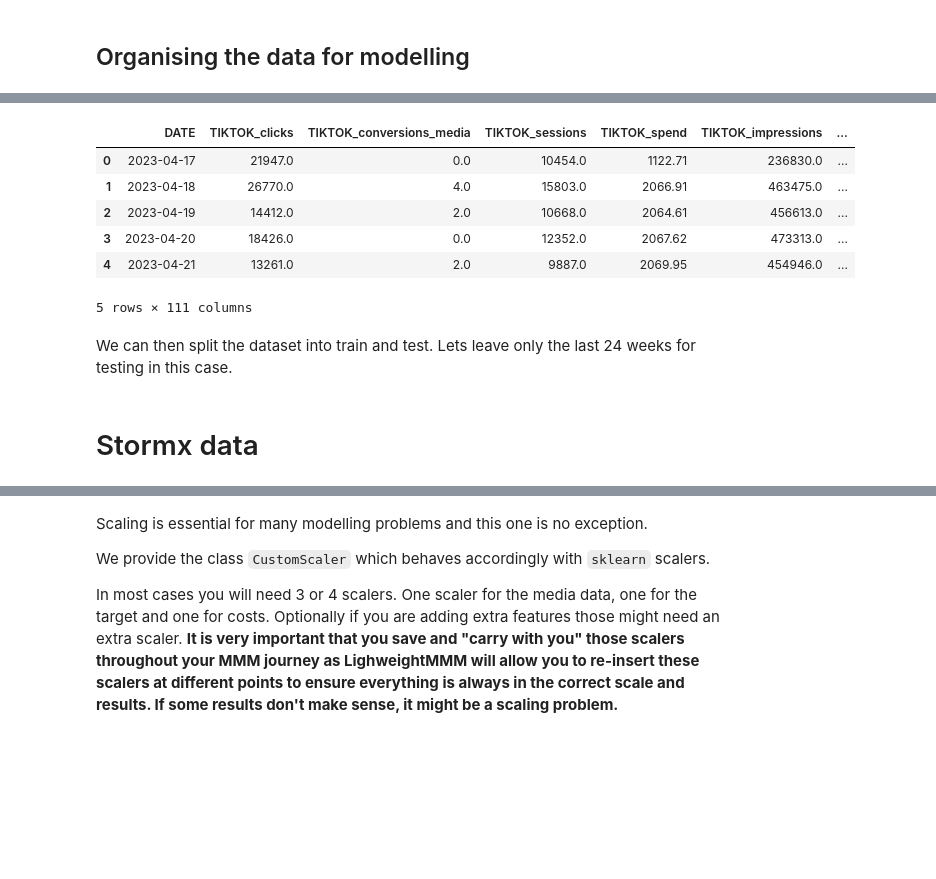
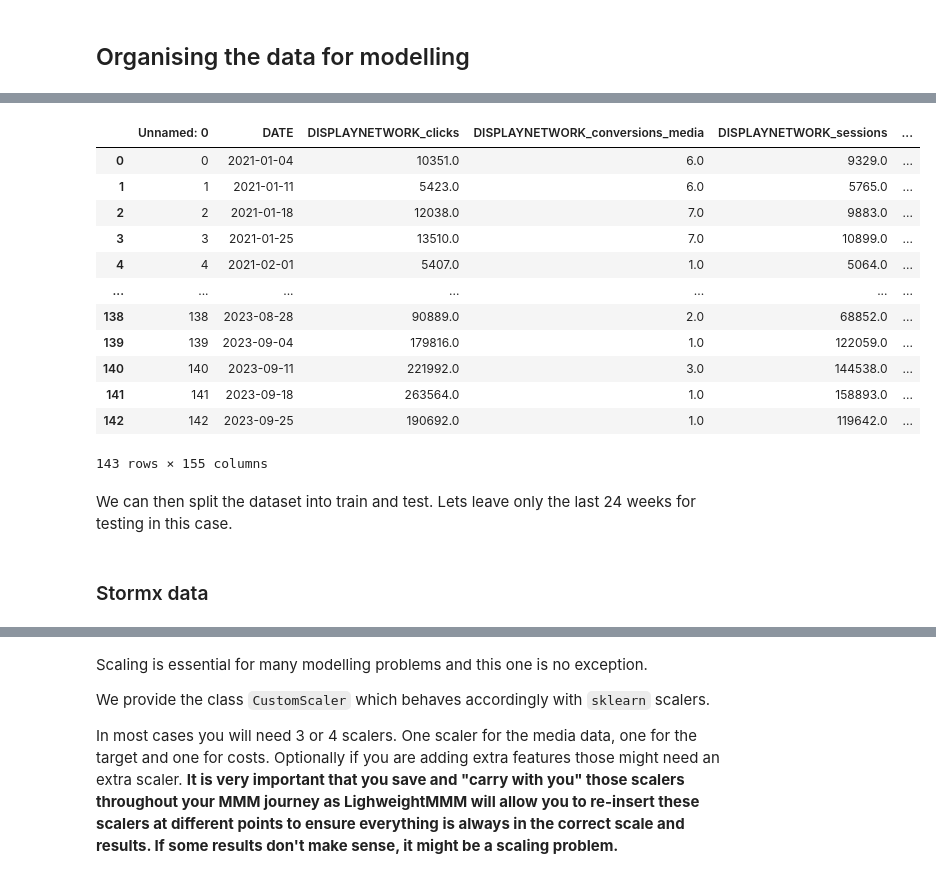
Before and after one commit to barauna-lo/Code_Library, a Jupyter notebook: [STORM]_simple_end_to_end_demo_pydataglobal.ipynb, the cells around one changed output, grey strips where cells are left out. Cells and saved outputs as stored; diff of their text form; code cells hidden in the pictures; blank space fills up the shorter version.

```diff
--- a/[STORM]_simple_end_to_end_demo_pydataglobal.ipynb
+++ b/[STORM]_simple_end_to_end_demo_pydataglobal.ipynb
@@ -57,15 +95,21 @@ Drive already mounted at /content/drive; to attempt to forcibly remount, call dr
 # %%
-file_path = "/content/drive/MyDrive/STORM/df_channel.csv"
-df_storm = pd.read_csv(file_path)
-df_storm.head()
+file_path = "/content/drive/MyDrive/STORM/Data/df_channel_week.csv"
+df_stormx = pd.read_csv(file_path)
+df_stormx
 # %% [output]
-|  | DATE | TIKTOK_clicks | TIKTOK_conversions_media | TIKTOK_sessions | TIKTOK_spend | TIKTOK_impressions | ... |
-| 0 | 2023-04-17 | 21947.0 | 0.0 | 10454.0 | 1122.71 | 236830.0 | ... |
-| 1 | 2023-04-18 | 26770.0 | 4.0 | 15803.0 | 2066.91 | 463475.0 | ... |
-| 2 | 2023-04-19 | 14412.0 | 2.0 | 10668.0 | 2064.61 | 456613.0 | ... |
-| 3 | 2023-04-20 | 18426.0 | 0.0 | 12352.0 | 2067.62 | 473313.0 | ... |
-| 4 | 2023-04-21 | 13261.0 | 2.0 | 9887.0 | 2069.95 | 454946.0 | ... |
+|  | Unnamed: 0 | DATE | DISPLAYNETWORK_clicks | DISPLAYNETWORK_conversions_media | DISPLAYNETWORK_sessions | ... |
+| 0 | 0 | 2021-01-04 | 10351.0 | 6.0 | 9329.0 | ... |
+| 1 | 1 | 2021-01-11 | 5423.0 | 6.0 | 5765.0 | ... |
+| 2 | 2 | 2021-01-18 | 12038.0 | 7.0 | 9883.0 | ... |
+| 3 | 3 | 2021-01-25 | 13510.0 | 7.0 | 10899.0 | ... |
+| 4 | 4 | 2021-02-01 | 5407.0 | 1.0 | 5064.0 | ... |
+| ... | ... | ... | ... | ... | ... | ... |
+| 138 | 138 | 2023-08-28 | 90889.0 | 2.0 | 68852.0 | ... |
+| 139 | 139 | 2023-09-04 | 179816.0 | 1.0 | 122059.0 | ... |
+| 140 | 140 | 2023-09-11 | 221992.0 | 3.0 | 144538.0 | ... |
+| 141 | 141 | 2023-09-18 | 263564.0 | 1.0 | 158893.0 | ... |
+| 142 | 142 | 2023-09-25 | 190692.0 | 1.0 | 119642.0 | ... |
-5 rows × 111 columns
+143 rows × 155 columns
 # %%
 # # I am not sure whether this data set is real, dummy, or simulated data, but for me, it looks more realistic than any other data I found on the internet.
 # df = pd.read_csv("https://raw.githubusercontent.com/sibylhe/mmm_stan/main/data.csv")
@@ -127,4 +171,4 @@ We can then split the dataset into train and test. Lets leave only the last 24 w
 # plt.legend(loc='center left', bbox_to_anchor=(1, 0.5))
 # plt.show()
 # %% [markdown]
-# Stormx data
+### Stormx data
```
Also changed, not shown: parts of 69 cells of this notebook.
